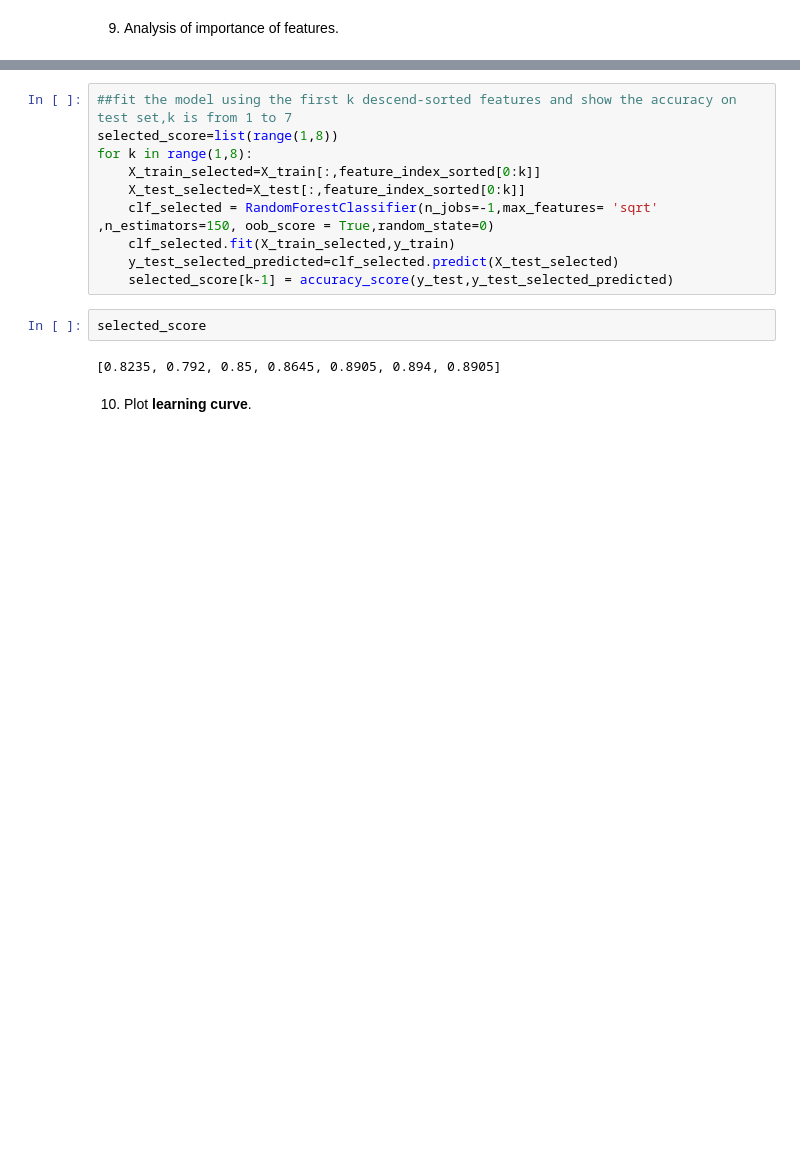
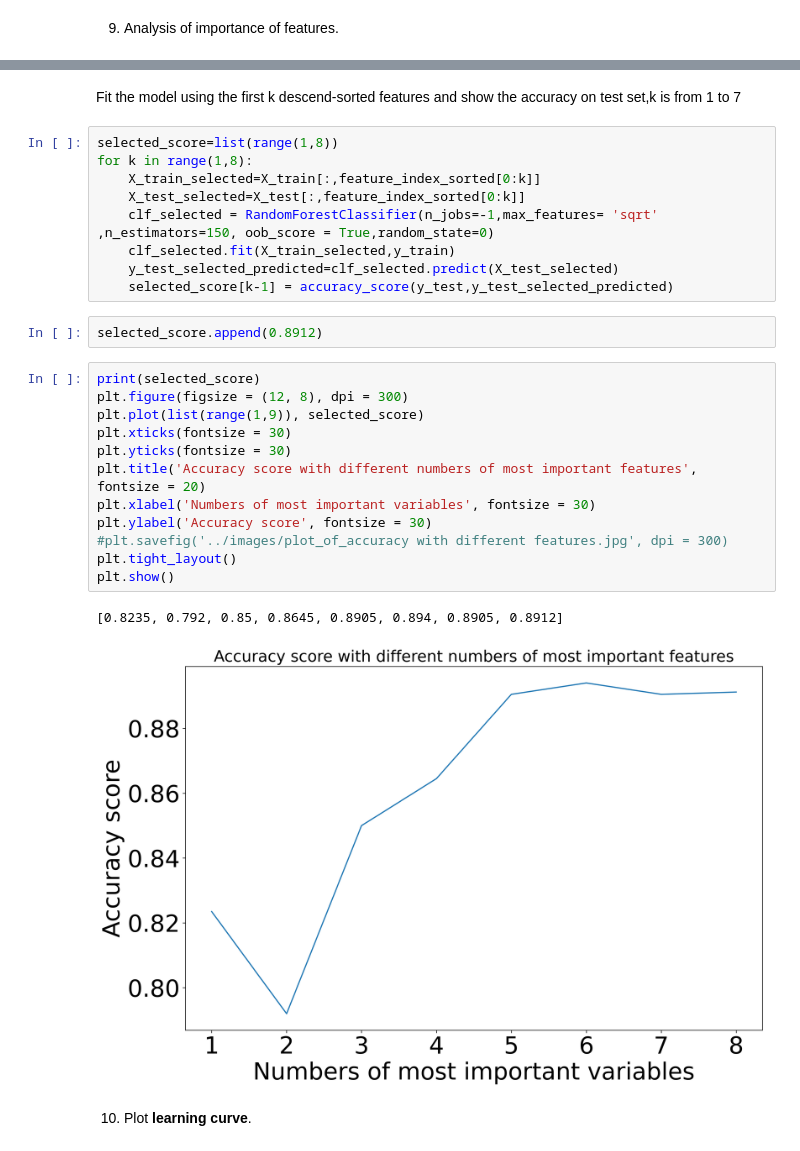
Before and after one commit to caoxiaolong0521/PHBS_MLF_2019_Project, a Jupyter notebook: Part-2/Part-2 Train_model.ipynb, the cells around one changed output, grey strips where cells are left out. Cells and saved outputs as stored; diff of their text form; blank space fills up the shorter version.

```diff
--- a/Part-2/Part-2 Train_model.ipynb
+++ b/Part-2/Part-2 Train_model.ipynb
@@ -283,8 +286,9 @@ plt.title('Importance of Feature')
 # %% [output]
 Text(0.5, 1.0, 'Importance of Feature')
 [figure]
+# %% [markdown]
+Fit the model using the first k descend-sorted features and show the accuracy on test set,k is from 1 to 7
 # %%
-##fit the model using the first k descend-sorted features and show the accuracy on test set,k is from 1 to 7
 selected_score=list(range(1,8))
 for k in range(1,8):
     X_train_selected=X_train[:,feature_index_sorted[0:k]]
@@ -293,10 +297,23 @@ for k in range(1,8):
     clf_selected.fit(X_train_selected,y_train)
     y_test_selected_predicted=clf_selected.predict(X_test_selected)
     selected_score[k-1] = accuracy_score(y_test,y_test_selected_predicted)
-# %%
-selected_score
-# %% [output]
-[0.8235, 0.792, 0.85, 0.8645, 0.8905, 0.894, 0.8905]
+# %%
+selected_score.append(0.8912)
+# %%
+print(selected_score)
+plt.figure(figsize = (12, 8), dpi = 300)
+plt.plot(list(range(1,9)), selected_score)
+plt.xticks(fontsize = 30)
+plt.yticks(fontsize = 30)
+plt.title('Accuracy score with different numbers of most important features', fontsize = 20)
+plt.xlabel('Numbers of most important variables', fontsize = 30)
+plt.ylabel('Accuracy score', fontsize = 30)
+#plt.savefig('../images/plot_of_accuracy with different features.jpg', dpi = 300)
+plt.tight_layout()
+plt.show()
+# %% [output]
+[0.8235, 0.792, 0.85, 0.8645, 0.8905, 0.894, 0.8905, 0.8912]
+[figure, added]
 # %% [markdown]
 10. Plot **learning curve**.
 # %%
```
Also changed, not shown: parts of 21 cells of this notebook, 2 other files.
